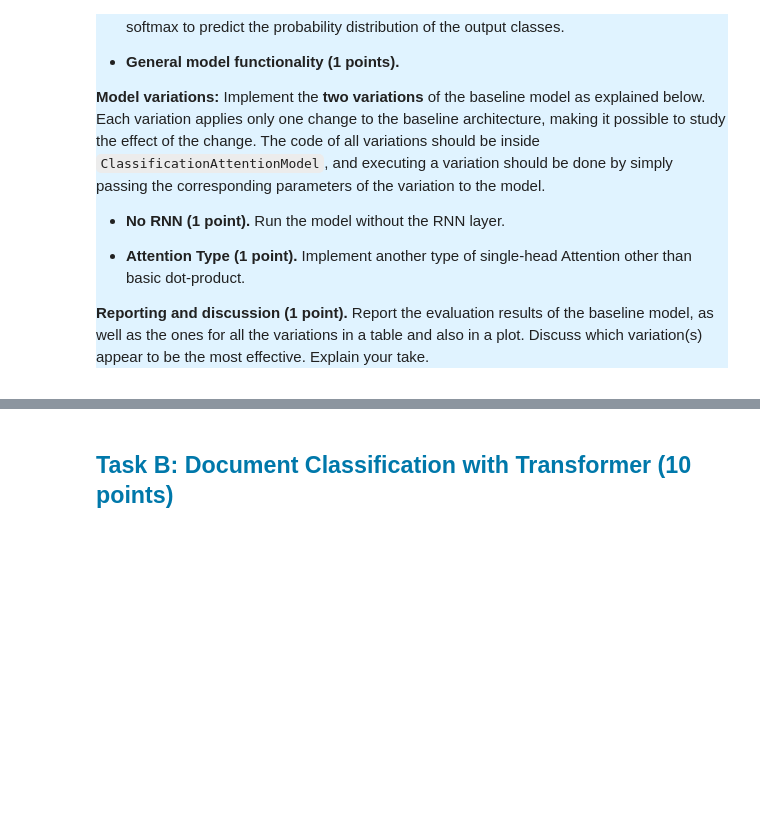
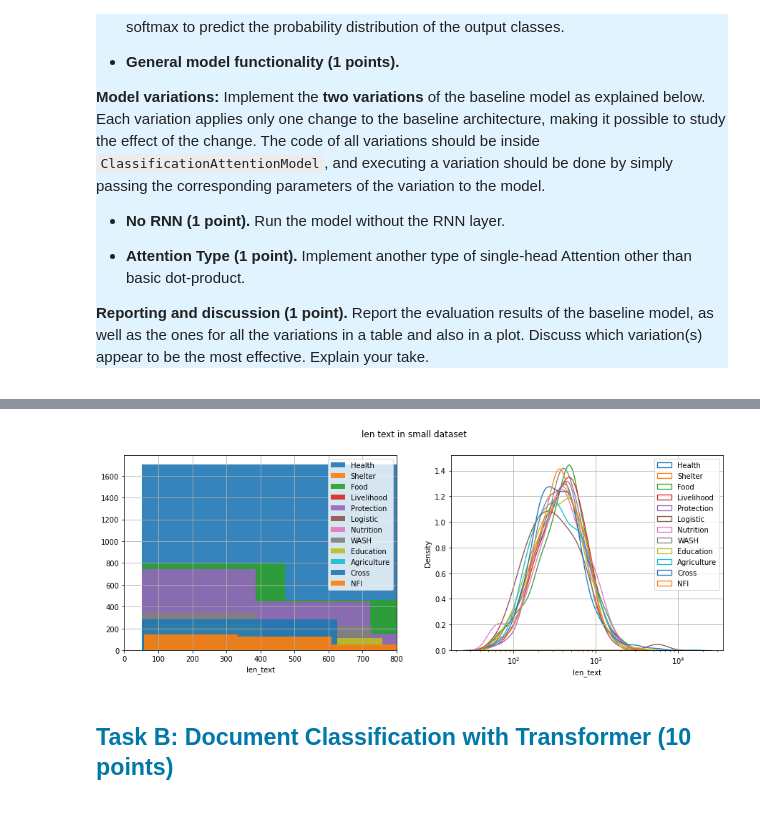
Before and after one commit to cmvcordova/NLPwDL, a Jupyter notebook: assignment#2/Assignment2_Classification.ipynb, the cells around one changed output, grey strips where cells are left out. Cells and saved outputs as stored; diff of their text form; code cells hidden in the pictures; blank space fills up the shorter version.

```diff
--- a/assignment#2/Assignment2_Classification.ipynb
+++ b/assignment#2/Assignment2_Classification.ipynb
@@ -127,3 +355,21 @@ The implementation of the basic architecture of `ClassificationAttentionModel` s
+# %%
+import warnings
+warnings.filterwarnings( "ignore", module = "seaborn\..*" )
+x, y = "len_text", "str_labels"
+dtf = df_small_data_sets[df_small_data_sets['set']=='train']
+fig, ax = plt.subplots(nrows=1, ncols=2, figsize=(15, 5))
+fig.suptitle("len text in small dataset", fontsize=12)
+for i in dtf[y].unique():
+    sns.distplot(dtf[dtf[y]==i][x], hist=True, kde=False,  bins=10, hist_kws={"alpha":0.9},  axlabel=x, ax=ax[0])
+    sns.kdeplot(dtf[dtf[y]==i][x], ax=ax[1], fill=True, common_norm=False, palette="crest", alpha=.001, linewidth=1.3, log_scale=True)
+ax[0].grid(True)
+ax[1].grid(True)
+ax[0].legend(dtf[y].unique())
+ax[1].legend(dtf[y].unique())
+ax[0].set_xlim(0, 800)
+plt.show()
+# %% [output]
+[figure, added]
 # %% [markdown]
 <a name="section-classification-transformer"></a><h2 style="color:rgb(0,120,170)">Task B: Document Classification with Transformer (10 points)</h2>
 # %% [markdown]
```
Also changed, not shown: parts of 22 cells of this notebook, 2 other files.
